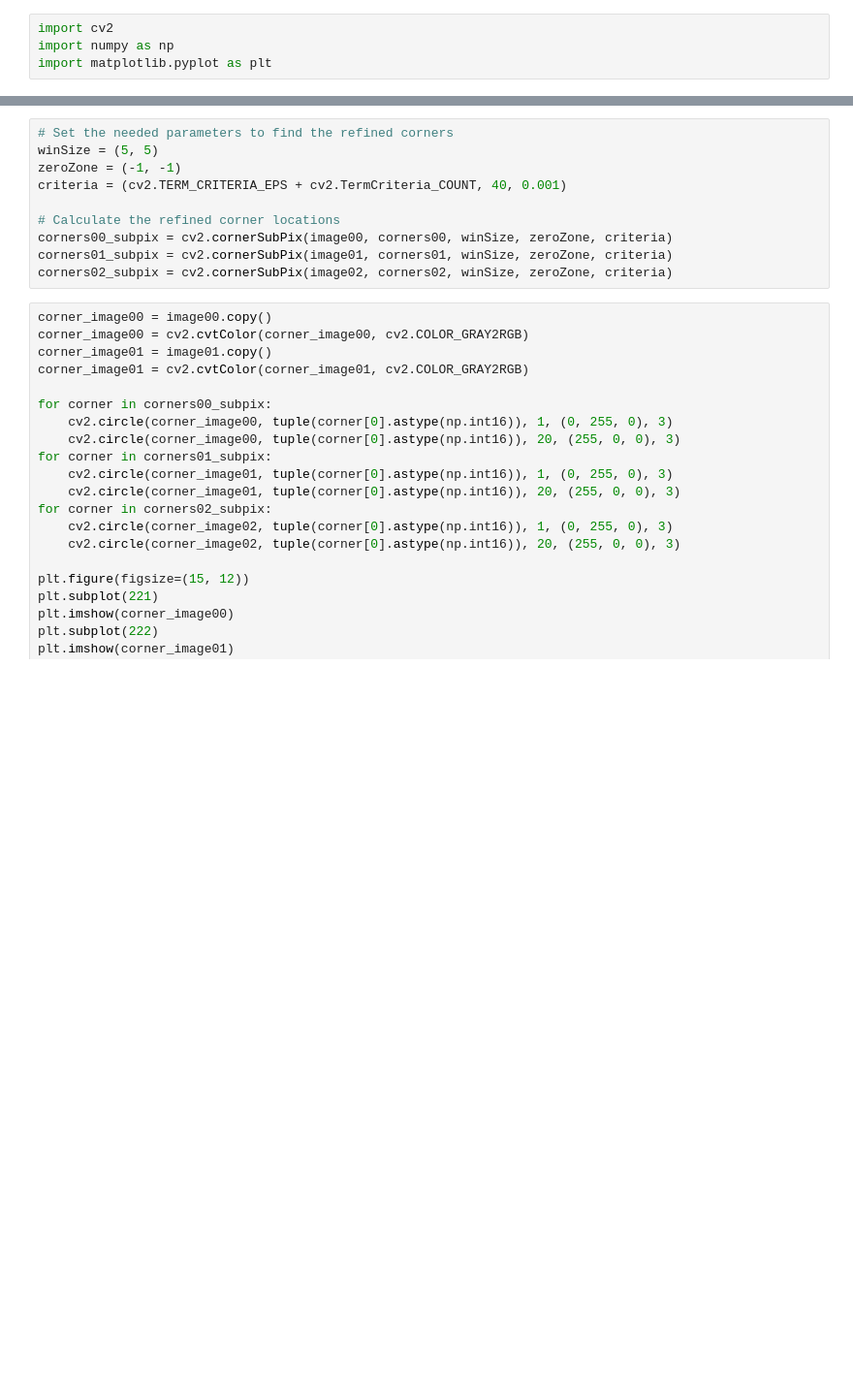
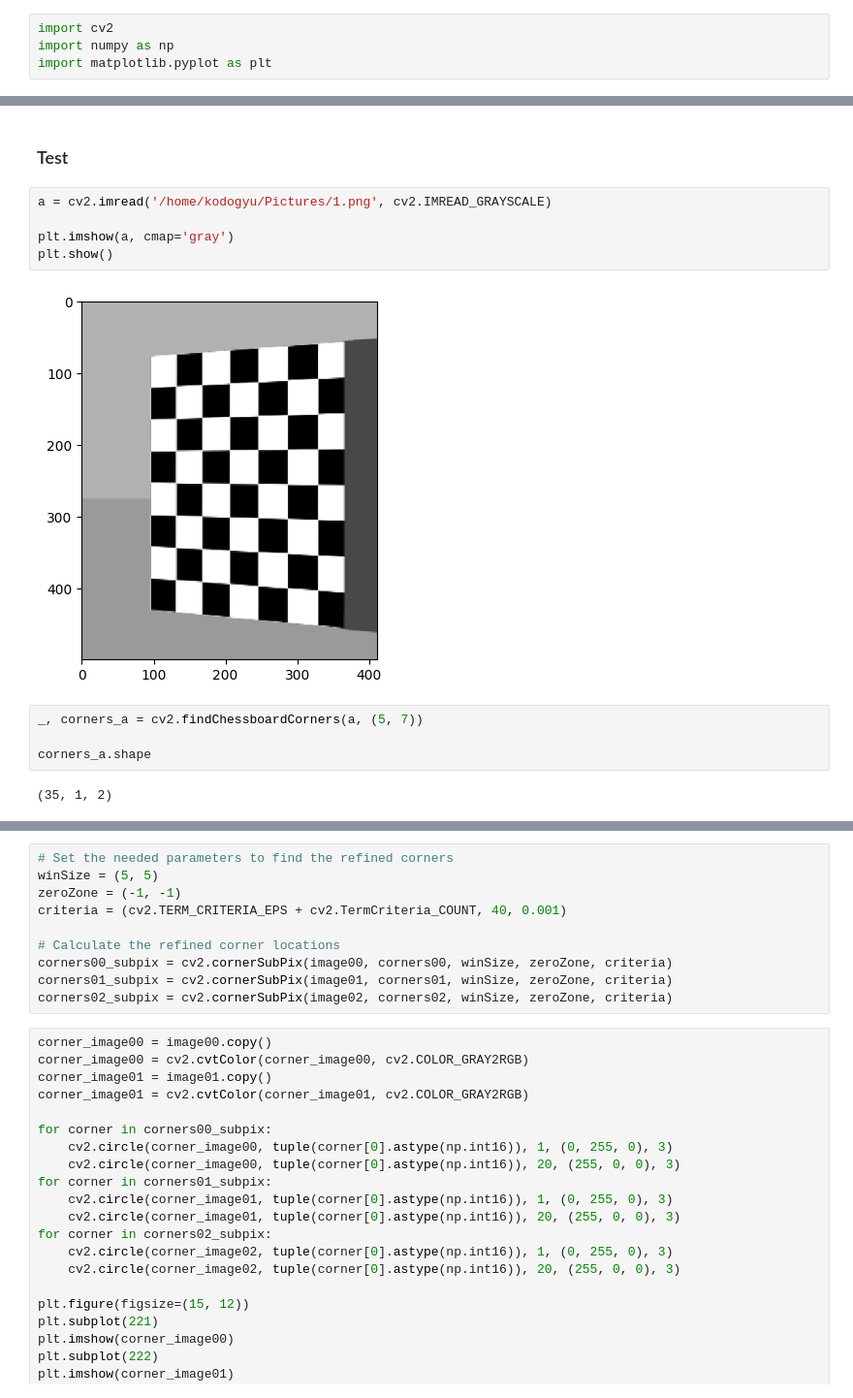
Before and after one commit to kodogyu/playground, a Jupyter notebook: ipynb/opencv_chessboard.ipynb, the cells around one changed output, grey strips where cells are left out. Shown at 97% size. Drawn from its saved outputs; the diff is of its cells as text; blank space fills up the shorter version.

```diff
--- a/ipynb/opencv_chessboard.ipynb
+++ b/ipynb/opencv_chessboard.ipynb
@@ -36,0 +43,15 @@ True
+# %% [markdown]
+### Test
+# %%
+a = cv2.imread('/home/kodogyu/Pictures/1.png', cv2.IMREAD_GRAYSCALE)
+
+plt.imshow(a, cmap='gray')
+plt.show()
+# %% [output]
+[figure, added]
+# %%
+_, corners_a = cv2.findChessboardCorners(a, (5, 7))
+
+corners_a.shape
+# %% [output]
+(35, 1, 2)
```
Also changed, not shown: parts of 6 cells of this notebook.
